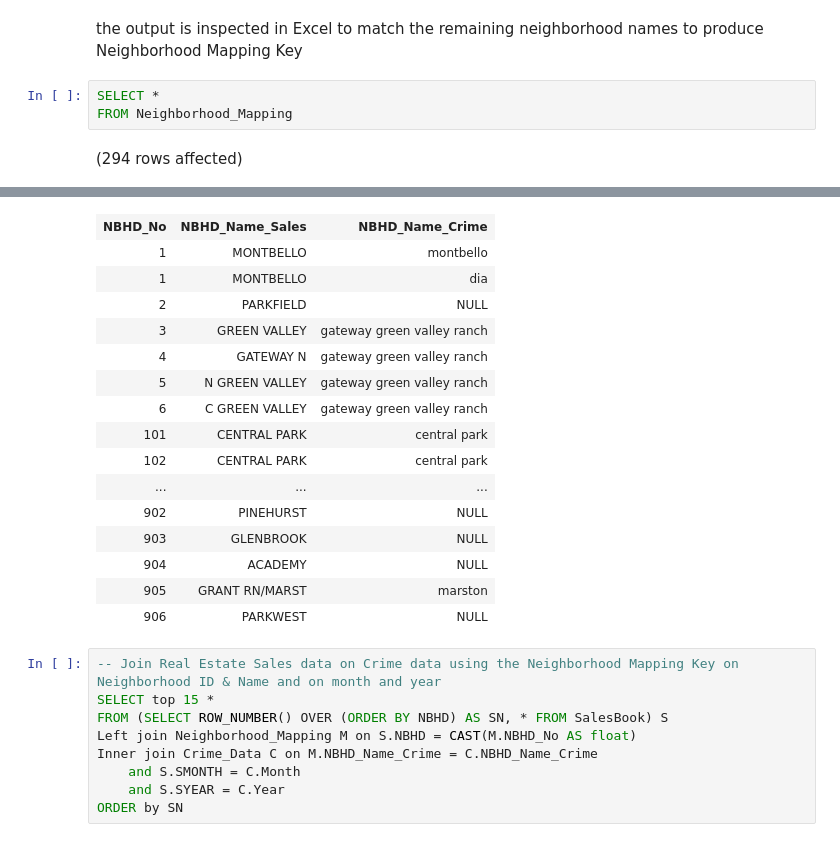
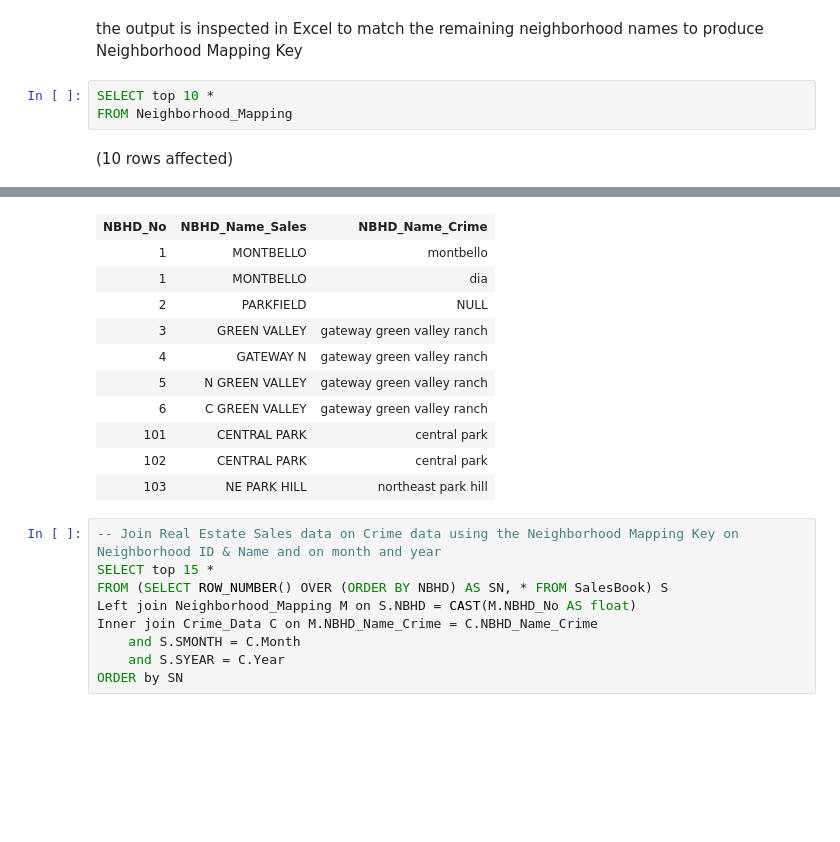
Before and after one commit to hmoughnieh/Impact-of-Crime-on-Housing-Prices-in-Denver-City, a Jupyter notebook: SQL_Prep.ipynb, the cells around one changed output, grey strips where cells are left out. Drawn from its saved outputs; the diff is of its cells as text; blank space fills up the shorter version.

```diff
--- a/SQL_Prep.ipynb
+++ b/SQL_Prep.ipynb
@@ -182,7 +177,7 @@ Total execution time: 00:00:00.344
 # %% [markdown]
 the output is inspected in Excel to match the remaining neighborhood names to produce Neighborhood Mapping Key
 # %%
-SELECT *
+SELECT top 10 *
 FROM Neighborhood_Mapping
 # %% [output]
-(294 rows affected)
+(10 rows affected)
@@ -190,19 +185,14 @@ Total execution time: 00:00:00.009
 | NBHD_No | NBHD_Name_Sales | NBHD_Name_Crime |
 | 1 | MONTBELLO | montbello |
 | 1 | MONTBELLO | dia |
 | 2 | PARKFIELD | NULL |
 | 3 | GREEN VALLEY | gateway green valley ranch |
 | 4 | GATEWAY N | gateway green valley ranch |
 | 5 | N GREEN VALLEY | gateway green valley ranch |
 | 6 | C GREEN VALLEY | gateway green valley ranch |
 | 101 | CENTRAL PARK | central park |
 | 102 | CENTRAL PARK | central park |
-| ... | ... | ... |
-| 902 | PINEHURST | NULL |
-| 903 | GLENBROOK | NULL |
-| 904 | ACADEMY | NULL |
-| 905 | GRANT RN/MARST | marston |
-| 906 | PARKWEST | NULL |
+| 103 | NE PARK HILL | northeast park hill |
 # %%
 -- Join Real Estate Sales data on Crime data using the Neighborhood Mapping Key on Neighborhood ID & Name and on month and year
 SELECT top 15 *
```
Also changed, not shown: parts of 8 cells of this notebook.
